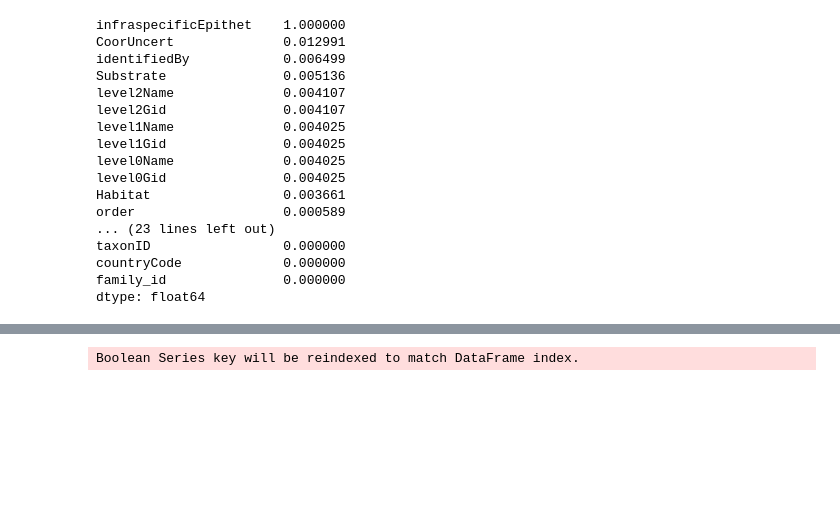
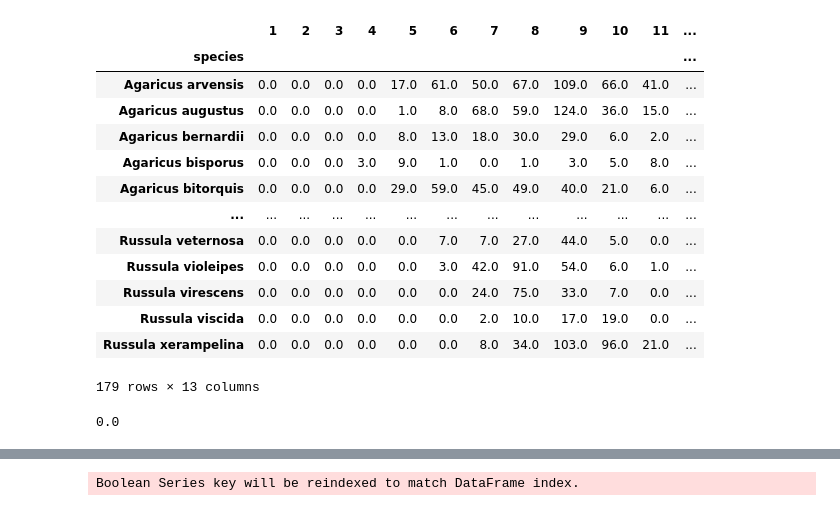
Before and after one commit to hadri96/Mush_Me, a Jupyter notebook: notebooks/Exploration/Exploration_set.ipynb, the cells around one changed output, grey strips where cells are left out. Cells and saved outputs as stored; diff of their text form; code cells hidden in the pictures; blank space fills up the shorter version.

```diff
--- a/notebooks/Exploration/Exploration_set.ipynb
+++ b/notebooks/Exploration/Exploration_set.ipynb
@@ -17,5 +13,5 @@ from Mush_Me.utils import log_progress
 # %%
-file = Data('mini_train')
+file = Data()
 
-file.get_clean_metadata(True)
+data = file.get_clean_metadata(True)
 # %% [output]
@@ -61,20 +28,33 @@ data
-# %%
-data.isnull().sum().sort_values(ascending=False)/len(data)
-# %% [output]
-infraspecificEpithet    1.000000
-CoorUncert              0.012991
-identifiedBy            0.006499
-Substrate               0.005136
-level2Name              0.004107
-level2Gid               0.004107
-level1Name              0.004025
-level1Gid               0.004025
-level0Name              0.004025
-level0Gid               0.004025
-Habitat                 0.003661
-order                   0.000589
-... (23 lines left out)
-taxonID                 0.000000
-countryCode             0.000000
-family_id               0.000000
-dtype: float64
+# %%
+data_cleaned = data.drop(columns=['image_path'])
+data_grid = pd.pivot_table(data_cleaned,columns='month',index='species', aggfunc=len)
+data_grid.fillna(0, inplace=True)
+
+data_grid.columns = [1,2,3,4,5,6,7,8,9,10,11,12]
+
+data_grid['total'] = data_grid.apply(lambda x: x.sum(), axis=1)
+
+data_grid
+# %% [output]
+|  | 1 | 2 | 3 | 4 | 5 | 6 | 7 | 8 | 9 | 10 | 11 | ... |
+| species |  |  |  |  |  |  |  |  |  |  |  | ... |
+| Agaricus arvensis | 0.0 | 0.0 | 0.0 | 0.0 | 17.0 | 61.0 | 50.0 | 67.0 | 109.0 | 66.0 | 41.0 | ... |
+| Agaricus augustus | 0.0 | 0.0 | 0.0 | 0.0 | 1.0 | 8.0 | 68.0 | 59.0 | 124.0 | 36.0 | 15.0 | ... |
+| Agaricus bernardii | 0.0 | 0.0 | 0.0 | 0.0 | 8.0 | 13.0 | 18.0 | 30.0 | 29.0 | 6.0 | 2.0 | ... |
+| Agaricus bisporus | 0.0 | 0.0 | 0.0 | 3.0 | 9.0 | 1.0 | 0.0 | 1.0 | 3.0 | 5.0 | 8.0 | ... |
+| Agaricus bitorquis | 0.0 | 0.0 | 0.0 | 0.0 | 29.0 | 59.0 | 45.0 | 49.0 | 40.0 | 21.0 | 6.0 | ... |
+| ... | ... | ... | ... | ... | ... | ... | ... | ... | ... | ... | ... | ... |
+| Russula veternosa | 0.0 | 0.0 | 0.0 | 0.0 | 0.0 | 7.0 | 7.0 | 27.0 | 44.0 | 5.0 | 0.0 | ... |
+| Russula violeipes | 0.0 | 0.0 | 0.0 | 0.0 | 0.0 | 3.0 | 42.0 | 91.0 | 54.0 | 6.0 | 1.0 | ... |
+| Russula virescens | 0.0 | 0.0 | 0.0 | 0.0 | 0.0 | 0.0 | 24.0 | 75.0 | 33.0 | 7.0 | 0.0 | ... |
+| Russula viscida | 0.0 | 0.0 | 0.0 | 0.0 | 0.0 | 0.0 | 2.0 | 10.0 | 17.0 | 19.0 | 0.0 | ... |
+| Russula xerampelina | 0.0 | 0.0 | 0.0 | 0.0 | 0.0 | 0.0 | 8.0 | 34.0 | 103.0 | 96.0 | 21.0 | ... |
+179 rows × 13 columns
+# %%
+prob_grid = pd.crosstab(data['species'], data['month'], margins=True, normalize="index")
+
+prob_grid.columns = [1,2,3,4,5,6,7,8,9,10,11,12]
+
+prob_grid.loc['Russula xerampelina',1]
+# %% [output]
+0.0
```
Also changed, not shown: parts of 6 cells of this notebook.
